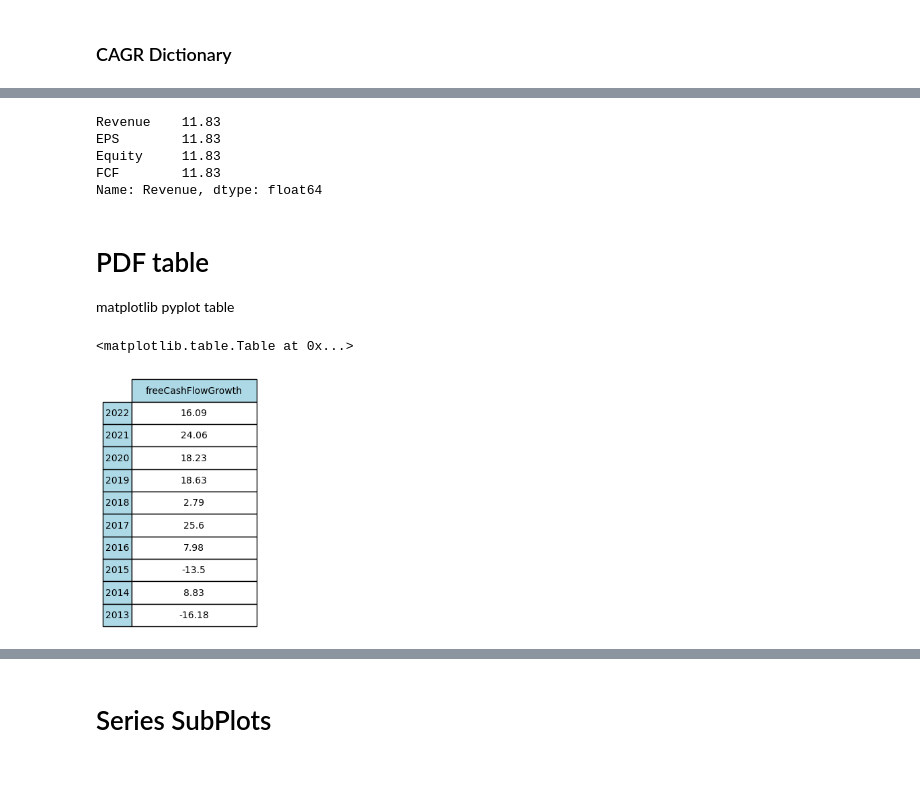
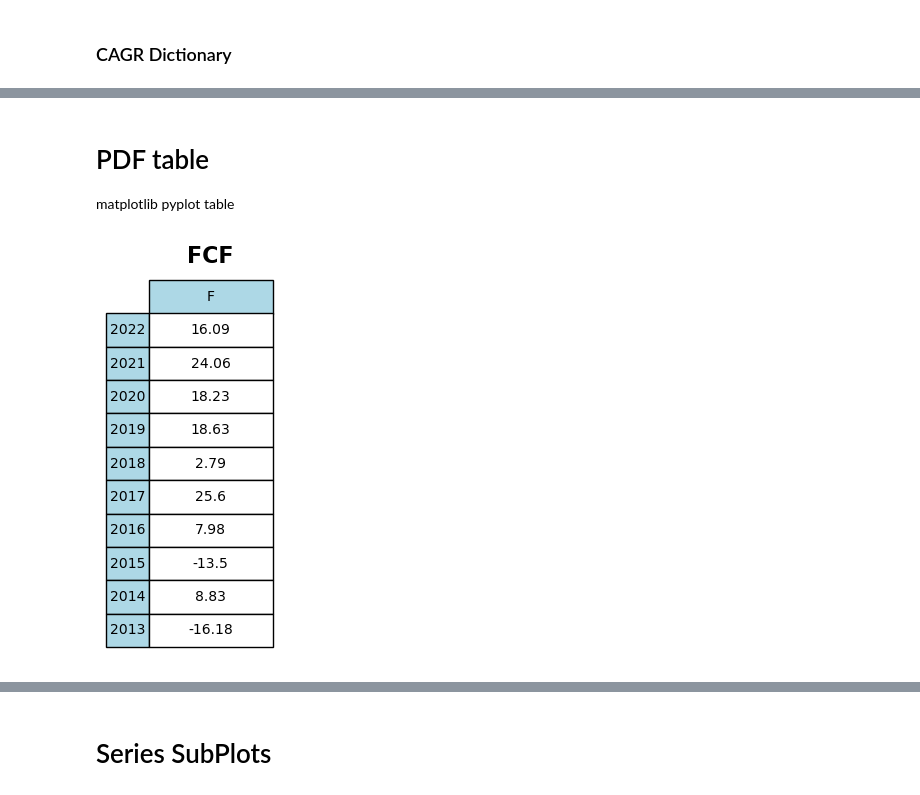
Before and after one commit to xitxat/FundamentalAnalysis, a Jupyter notebook: FA/Value01.ipynb, the cells around one changed output, grey strips where cells are left out. Drawn from its saved outputs; the diff is of its cells as text; code cells hidden in the pictures.

```diff
--- a/FA/Value01.ipynb
+++ b/FA/Value01.ipynb
@@ -681,11 +683,0 @@ df_cagr
-# %%
-# ILOC
-
-df_cagr = df_cagr.iloc[:,0]
-df_cagr
-# %% [output]
-Revenue    11.83
-EPS        11.83
-Equity     11.83
-FCF        11.83
-Name: Revenue, dtype: float64
@@ -704,22 +726,21 @@ df_fx = pd.DataFrame(fx)
 df_fx = df_fx.iloc[:].astype(float).round(2) # select all rows
 df_fx
 # %%
-fig, ax =plt.subplots(figsize=(12,4))
+fig, ax =plt.subplots(figsize=(2,5))
 
 ax.axis('tight')
 ax.axis('off')
-# ax.set_title("Table", fontsize=16, weight='bold')
+ax.set_title("FCF", fontsize=16, weight='bold')
 the_table = ax.table(rowLabels=df_fx.index,
                         rowColours =["lightblue"] * 10 ,
                         colColours =["lightblue"] * 10 ,
                         cellText=df_fx.values,
                         cellLoc="center",
-                        colLabels=(  df_fx.columns),
-                        loc='left',
-                        colWidths=[0.1])
+                        colLabels=('FCF'),
+                        loc='center',
+                        colWidths=[0.4])
 
 the_table.scale(2, 2) # make table a little bit larger
-the_table
+plt.savefig('IMG\\fcf10yr.png')
 # %% [output]
-<matplotlib.table.Table at 0x...>
-[figure, old version]
+[figure, new version]
```
Also changed, not shown: parts of 18 cells of this notebook, 2 other files.
